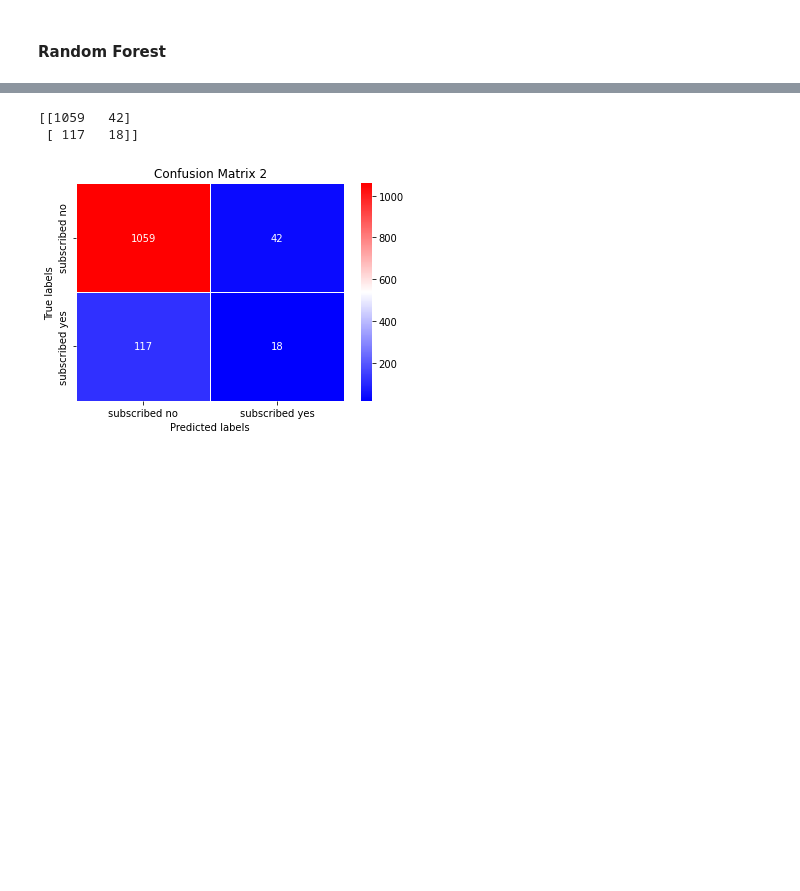
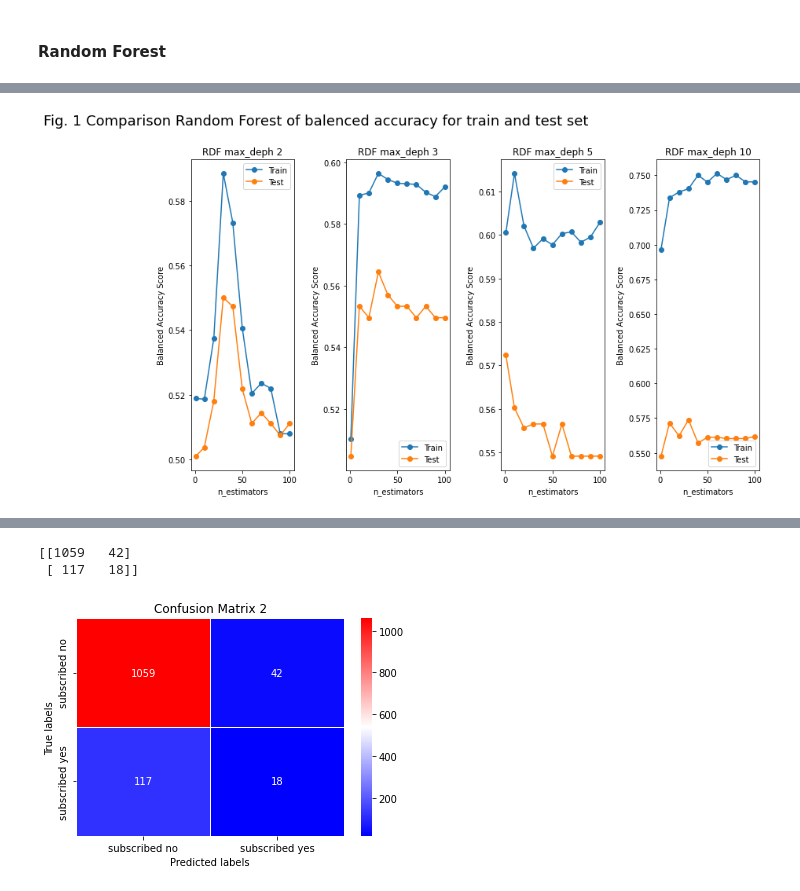
Before and after one commit to wuesten/Potfolio_2_ML, a Jupyter notebook: Exam.ipynb, the cells around one changed output, grey strips where cells are left out. Drawn from its saved outputs; the diff is of its cells as text; code cells hidden in the pictures; blank space fills up the shorter version.

```diff
--- a/Exam.ipynb
+++ b/Exam.ipynb
@@ -508,0 +643,5 @@ evaluation_df = evaluation_df.append(pd.DataFrame({'algorithm':['RandomForest'],
+# %%
+hyperparameter = {"max_depth": [2,3,5,10], "n_estimators": [1,10,20,30,40,50,60,70,80,90,100]}
+result = check_overfitting("rdf",X_train_sc, y_train,X_test_sc, y_test, hyperparameter, "", 1)
+# %% [output]
+[figure, added]
```
Also changed, not shown: parts of 21 cells of this notebook.
